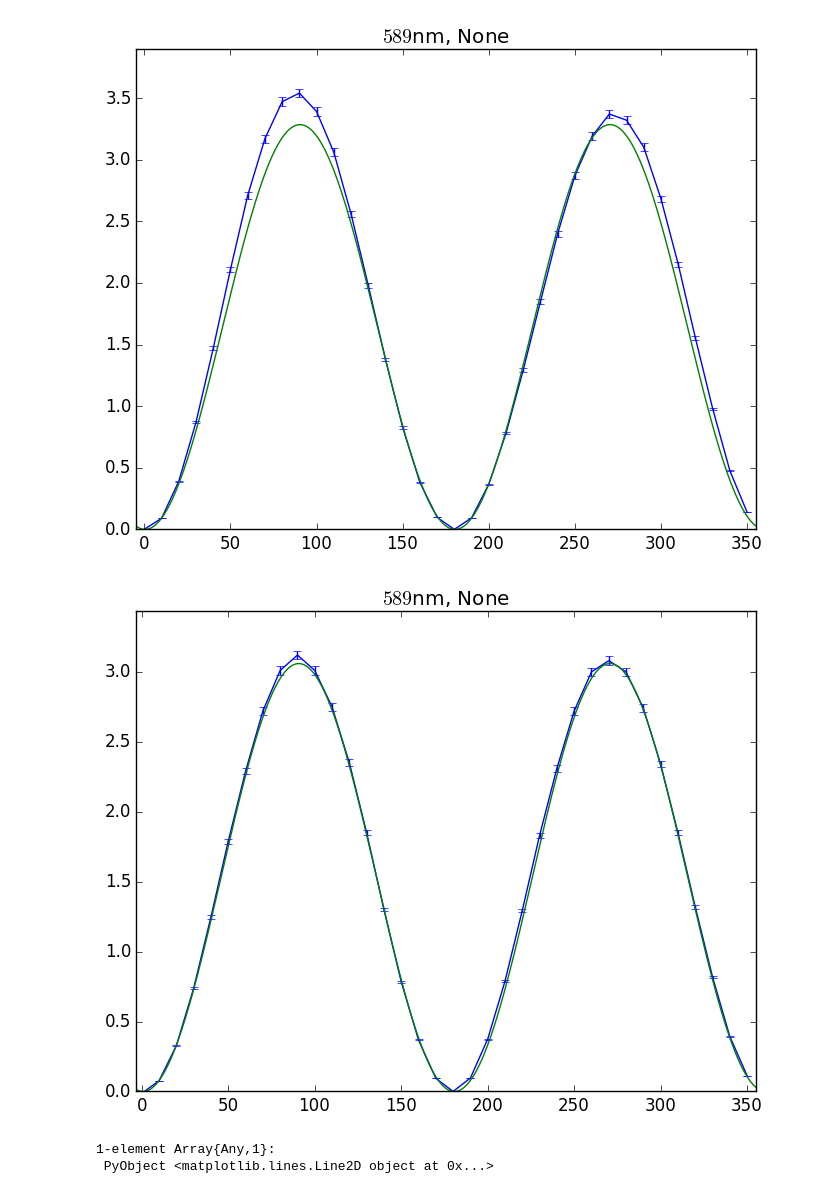
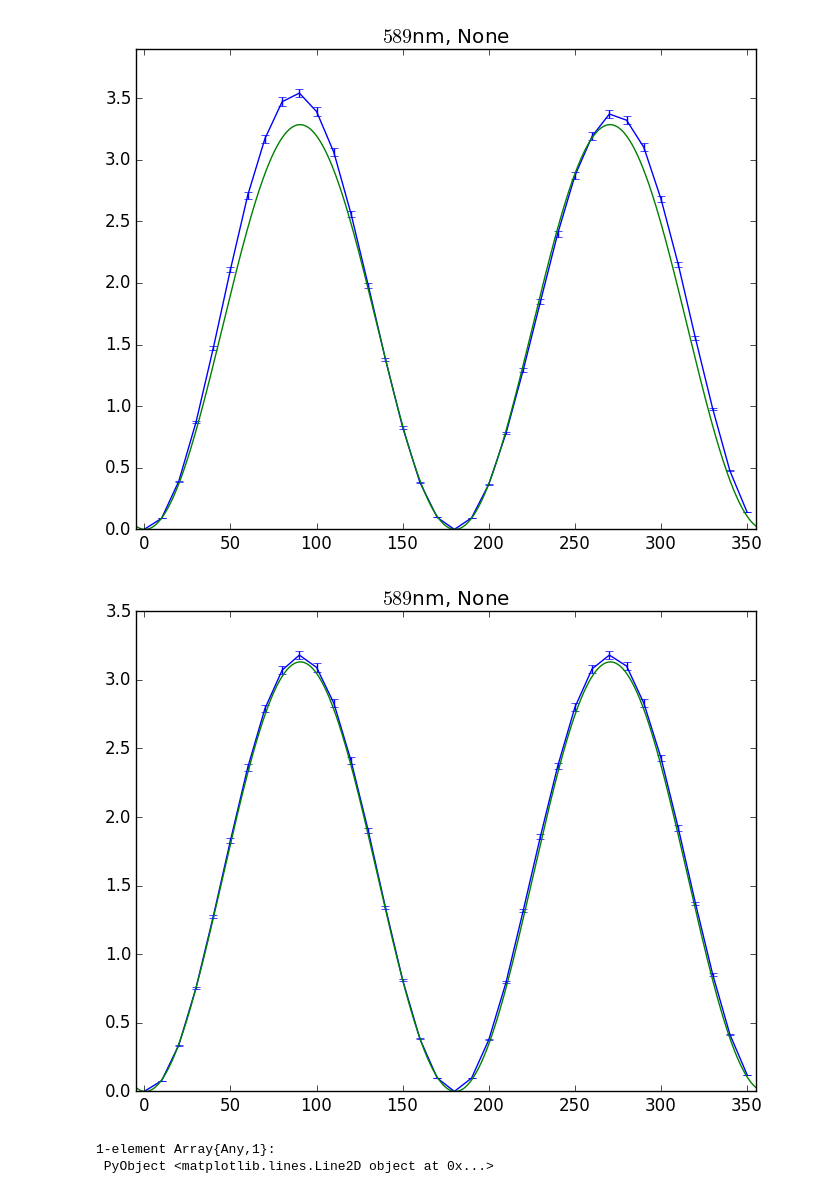
Before and after one commit to nacs-lab/yyc-data, a Jupyter notebook: experiments/waveplate/align.ipynb, the cells around one changed output. Saved outputs shown, nothing was run; the diff lists cells and outputs as text; code cells hidden in the pictures.

```diff
--- a/experiments/waveplate/align.ipynb
+++ b/experiments/waveplate/align.ipynb
@@ -5,8 +19,8 @@ plotSingleFile (generic function with 1 method)
 # %%
-plotFileFit(getFileInfo("589_2/589_0_0_origin"))
-plotFileFit(getFileInfo("589_2/589_0_0_align"))
+plotFileFit(getFileInfo("589_2/589_0_0_origin"), 0.01, 0.02e-3)
+plotFileFit(getFileInfo("589_3/589_0"), 0.01, 0.02e-3)
 # %% [output]
 [figure]
-[figure, old version]
+[figure, new version]
 1-element Array{Any,1}:
  PyObject <matplotlib.lines.Line2D object at 0x...>
```
Also changed, not shown: parts of 1 cell of this notebook, 3 other files.
